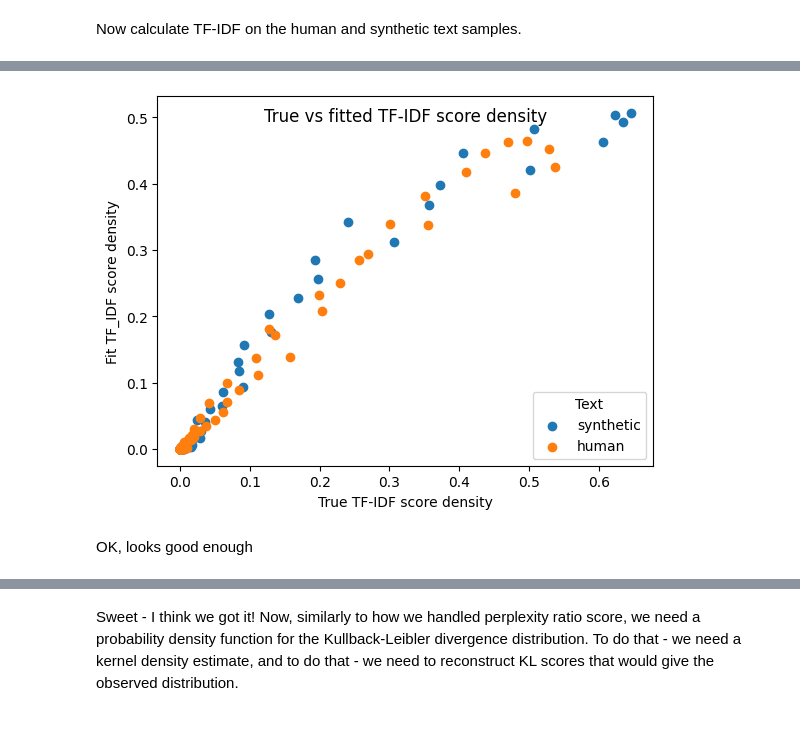
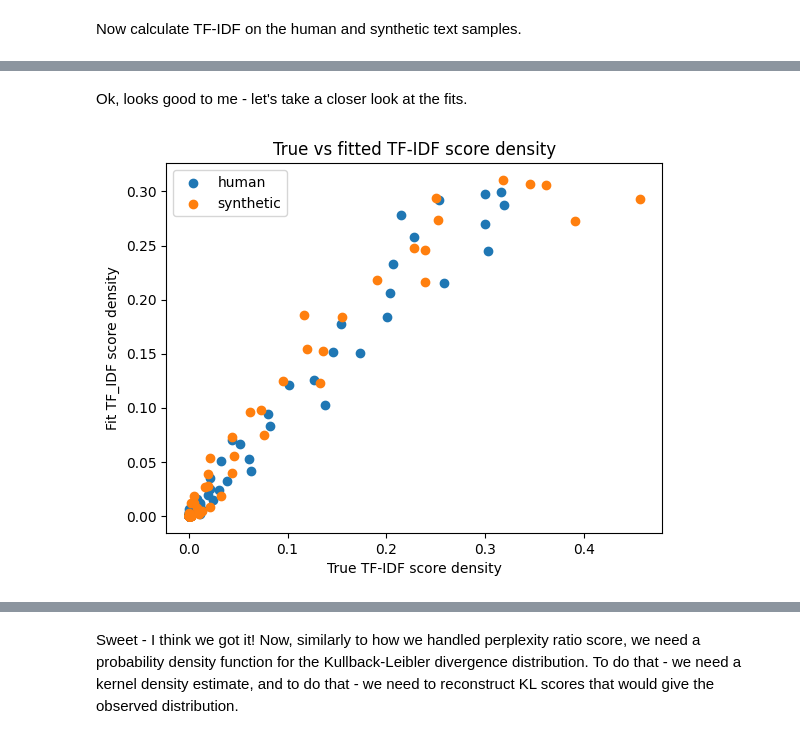
Before and after one commit to gperdrizet/llm_detector, a Jupyter notebook: classifier/notebooks/03.2-TF-IDF_finalized.ipynb, the cells around one changed output, grey strips where cells are left out. Drawn from its saved outputs; the diff is of its cells as text; code cells hidden in the pictures.

```diff
--- a/classifier/notebooks/03.2-TF-IDF_finalized.ipynb
+++ b/classifier/notebooks/03.2-TF-IDF_finalized.ipynb
@@ -115,6 +32,6 @@ def clean_text(text: str = None) -> str:
 # %%
-# Take samples so we dont' OOM during vectorization for TF-IDF
-training_data_df_sample = training_data_df.sample(frac = 0.5, random_state = 42)
+# Take samples so we don't OOM during vectorization for TF-IDF
+training_data_df_sample = data.training.all.combined.sample(frac = 0.5, random_state = 42)
 training_data_df_sample.reset_index(inplace = True, drop = True)
 # %%
 # Get human and synthetic text
@@ -122,8 +39,8 @@ human_texts_sample = training_data_df_sample['String'][training_data_df_sample['
 synthetic_texts_sample = training_data_df_sample['String'][training_data_df_sample['Source'] == 'synthetic']
 # %%
 # Clean for vectorization
-human_texts_sample = human_texts_sample.apply(lambda x: clean_text(x))
-synthetic_texts_sample = synthetic_texts_sample.apply(lambda x: clean_text(x))
+human_texts_sample = human_texts_sample.apply(lambda x: helper_funcs.clean_text(x))
+synthetic_texts_sample = synthetic_texts_sample.apply(lambda x: helper_funcs.clean_text(x))
 # %% [markdown]
 Now calculate TF-IDF on the human and synthetic text samples.
 # %%
@@ -229,2 +92,5 @@ fragment_scores = score_known_text_fragments(training_data_df, tfidf_luts)
+# %%
+# Score the text fragments
+fragment_scores = helper_funcs.score_known_text_fragments(data.training.all.combined, tfidf_luts)
 # %%
 plt.title('Product normalized TF-IDF difference')
@@ -253,13 +121,15 @@ synthetic_density, synthetic_bins = np.histogram(fragment_scores['synthetic'], b
 # %%
-# Exponential Gaussian
+# Set parameter bounds
 bounds = [[-10.0,10.0],[-10.0,10.0],[-10.0,10.0]]
 
-human_exponnorm = fit(exponnorm, fragment_scores['human'], bounds = bounds)
-human_exponnorm_fit = exponnorm(human_exponnorm.params.K, human_exponnorm.params.loc, human_exponnorm.params.scale).pdf(bin_centers)
+# Do the fits
+human_fit = fit(exponnorm, fragment_scores['human'], bounds = bounds)
+synthetic_fit = fit(exponnorm, fragment_scores['synthetic'], bounds = bounds)
 
-synthetic_exponnorm = fit(exponnorm, fragment_scores['synthetic'], bounds = bounds)
-synthetic_exponnorm_fit = exponnorm(synthetic_exponnorm.params.K, synthetic_exponnorm.params.loc, synthetic_exponnorm.params.scale).pdf(bin_centers)
+# Construct functions from each fit
+human_exponnorm = exponnorm(human_fit.params.K, human_fit.params.loc, human_fit.params.scale)
+synthetic_exponnorm = exponnorm(synthetic_fit.params.K, synthetic_fit.params.loc, synthetic_fit.params.scale)
 
-print(f'Human K: {human_exponnorm.params.K}')
-print(f'Human loc: {human_exponnorm.params.loc}')
-print(f'Human scale: {human_exponnorm.params.scale}')
+# Get fitted values for the histogram bin centers
+human_fitted_values = human_exponnorm.pdf(bin_centers)
+synthetic_fitted_values = synthetic_exponnorm.pdf(bin_centers)
@@ -306,12 +150,12 @@ plt.show()
+# %% [markdown]
+Ok, looks good to me - let's take a closer look at the fits.
 # %%
-plt.title('True vs fitted TF-IDF score density', y = 1.0, pad = -18)
-plt.scatter(synthetic_density, synthetic_exponnorm_fit, label = 'synthetic')
-plt.scatter(human_density, human_exponnorm_fit, label = 'human')
-plt.legend(title = 'Text', loc = 'lower right')
+plt.title('True vs fitted TF-IDF score density')
+plt.scatter(human_density, human_fitted_values, label = 'human')
+plt.scatter(synthetic_density, synthetic_fitted_values, label = 'synthetic')
+plt.legend(loc = 'upper left')
 plt.xlabel('True TF-IDF score density')
-plt.ylabel('Fit TF_IDF score density')
+plt.ylabel('Fit TF-IDF score density')
 plt.show()
 # %% [output]
-[figure, old version]
+[figure, new version]
-# %% [markdown]
-OK, looks good enough
```
Also changed, not shown: parts of 25 cells of this notebook, 2 other files.
